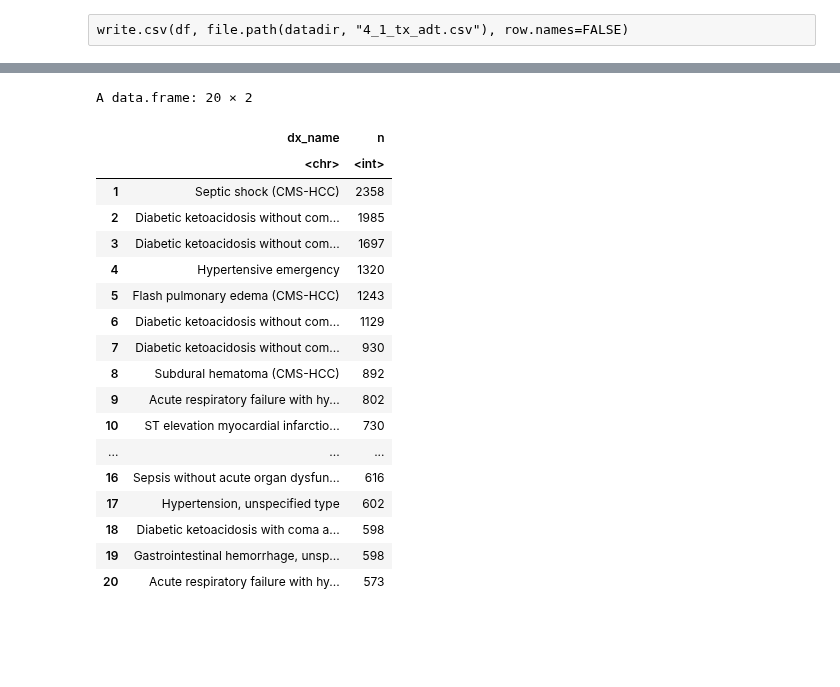
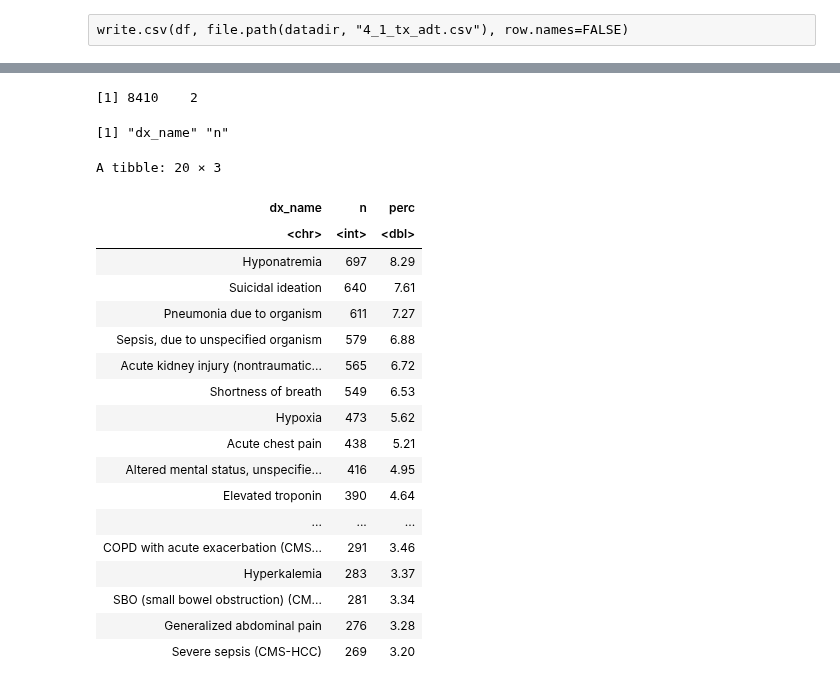
Before and after one commit to Minh084/TDA, a Jupyter notebook: 4_description/4.1_transfers.ipynb, the cells around one changed output, grey strips where cells are left out. Drawn from its saved outputs; the diff is of its cells as text; code cells hidden in the pictures; blank space fills up the shorter version.

```diff
--- a/4_description/4.1_transfers.ipynb
+++ b/4_description/4.1_transfers.ipynb
@@ -407,22 +292,46 @@ A data.frame: 20 × 2
-# %%
-cohed %>% filter(ed == "Y", primary=="Y") %>% count(dx_name, sort=TRUE) %>% head(20)
-# %% [output]
-A data.frame: 20 × 2
-|  | dx_name | n |
-|  | <chr> | <int> |
-| 1 | Septic shock (CMS-HCC) | 2358 |
-| 2 | Diabetic ketoacidosis without com... | 1985 |
-| 3 | Diabetic ketoacidosis without com... | 1697 |
-| 4 | Hypertensive emergency | 1320 |
-| 5 | Flash pulmonary edema (CMS-HCC) | 1243 |
-| 6 | Diabetic ketoacidosis without com... | 1129 |
-| 7 | Diabetic ketoacidosis without com... | 930 |
-| 8 | Subdural hematoma (CMS-HCC) | 892 |
-| 9 | Acute respiratory failure with hy... | 802 |
-| 10 | ST elevation myocardial infarctio... | 730 |
-| ... | ... | ... |
-| 16 | Sepsis without acute organ dysfun... | 616 |
-| 17 | Hypertension, unspecified type | 602 |
-| 18 | Diabetic ketoacidosis with coma a... | 598 |
-| 19 | Gastrointestinal hemorrhage, unsp... | 598 |
-| 20 | Acute respiratory failure with hy... | 573 |
+# %%
+# full cohort
+q = "
+SELECT x.dx_name, count(x.dx_name) AS n
+FROM
+    `som-nero-phi-jonc101.triageTD.1_4_cohort` as c
+JOIN
+    `som-nero-phi-jonc101.shc_core.diagnosis_code` as x
+ON
+    (c.anon_id = x.anon_id and c.pat_enc_csn_id_coded = x.pat_enc_csn_id_jittered)
+
+WHERE (x.ed = 'Y')
+
+GROUP by x.dx_name
+"
+
+# submit the query:
+update.packages('Rcpp')
+x3 <- dbGetQuery(con, q)
+dim(x3)
+colnames(x3)
+# %% [output]
+[1] 8410    2
+[1] "dx_name" "n"
+# %%
+x3 %>% mutate(perc = round(100*n/nrow(x3), 2)) %>% arrange(-n) %>% head(20)
+# %% [output]
+A tibble: 20 × 3
+| dx_name | n | perc |
+| <chr> | <int> | <dbl> |
+| Hyponatremia | 697 | 8.29 |
+| Suicidal ideation | 640 | 7.61 |
+| Pneumonia due to organism | 611 | 7.27 |
+| Sepsis, due to unspecified organism | 579 | 6.88 |
+| Acute kidney injury (nontraumatic... | 565 | 6.72 |
+| Shortness of breath | 549 | 6.53 |
+| Hypoxia | 473 | 5.62 |
+| Acute chest pain | 438 | 5.21 |
+| Altered mental status, unspecifie... | 416 | 4.95 |
+| Elevated troponin | 390 | 4.64 |
+| ... | ... | ... |
+| COPD with acute exacerbation (CMS... | 291 | 3.46 |
+| Hyperkalemia | 283 | 3.37 |
+| SBO (small bowel obstruction) (CM... | 281 | 3.34 |
+| Generalized abdominal pain | 276 | 3.28 |
+| Severe sepsis (CMS-HCC) | 269 | 3.20 |
```
Also changed, not shown: parts of 28 cells of this notebook, 3 other files.
